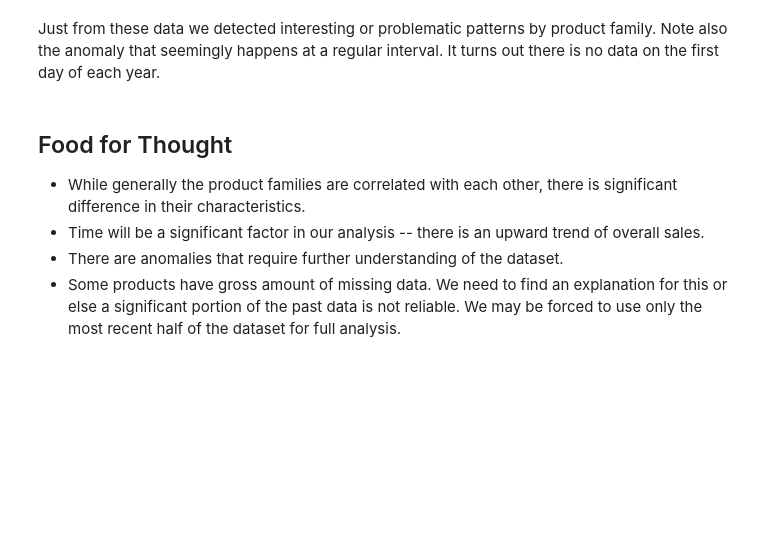
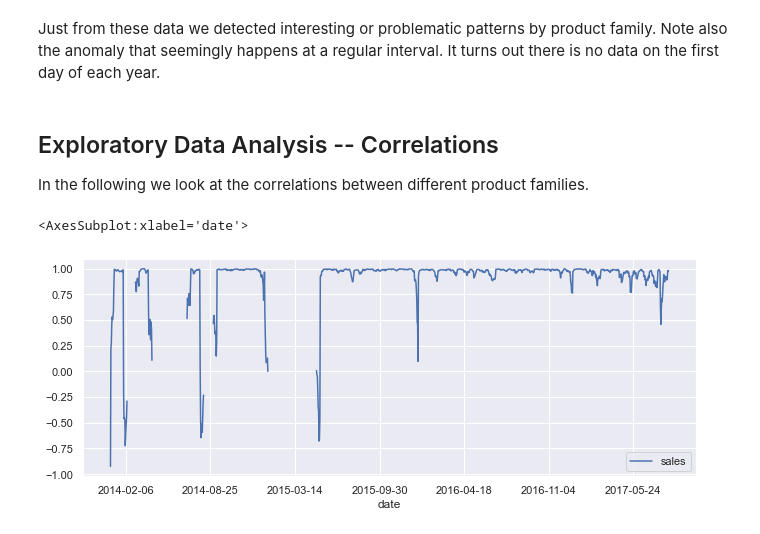
Before and after one commit to suhasAB/store-sales-forecasting, a Jupyter notebook: StoreSales.ipynb, the cells around one changed output. Cells and saved outputs as stored; diff of their text form; code cells hidden in the pictures; blank space fills up the shorter version.

```diff
--- a/StoreSales.ipynb
+++ b/StoreSales.ipynb
@@ -374,12 +376,20 @@ agg.plot()
 # %% [markdown]
 Just from these data we detected interesting or problematic patterns by product family. Note also the anomaly that seemingly happens at a regular interval. It turns out there is no data on the first day of each year.
 # %% [markdown]
-## Food for Thought
+## Exploratory Data Analysis -- Correlations
 
-+ While generally the product families are correlated with each other, there is significant difference in their
-characteristics.
-+ Time will be a significant factor in our analysis -- there is an upward trend of overall sales.
-+ There are anomalies that require further understanding of the dataset.
-+ Some products have gross amount of missing data. We need to find an explanation for this or else a significant
-portion of the past data is not reliable. We may be forced to use only the most recent half of the dataset for
-full analysis.
+In the following we look at the correlations between different product families.
+# %%
+homecare = train[train['family'] == 'HOME CARE'].groupby(['date']).sum()
+homecare = homecare.drop(columns=['id', 'store_nbr', 'onpromotion'])
+cleaning = train[train['family'] == 'CLEANING'].groupby(['date']).sum()
+cleaning = cleaning.drop(columns=['id', 'store_nbr', 'onpromotion'])
+produce = train[train['family'] == 'PRODUCE'].groupby(['date']).sum()
+produce = produce.drop(columns=['id', 'store_nbr', 'onpromotion'])
+school = train[train['family'] == 'SCHOOL AND OFFICE SUPPLIES'].groupby(['date']).sum()
+school = school.drop(columns=['id', 'store_nbr', 'onpromotion'])
+# %%
+homecare.rolling(10).corr(cleaning).plot()
+# %% [output]
+<AxesSubplot:xlabel='date'>
+[figure, added]
```
Also changed, not shown: parts of 5 cells of this notebook, 1 other file.
